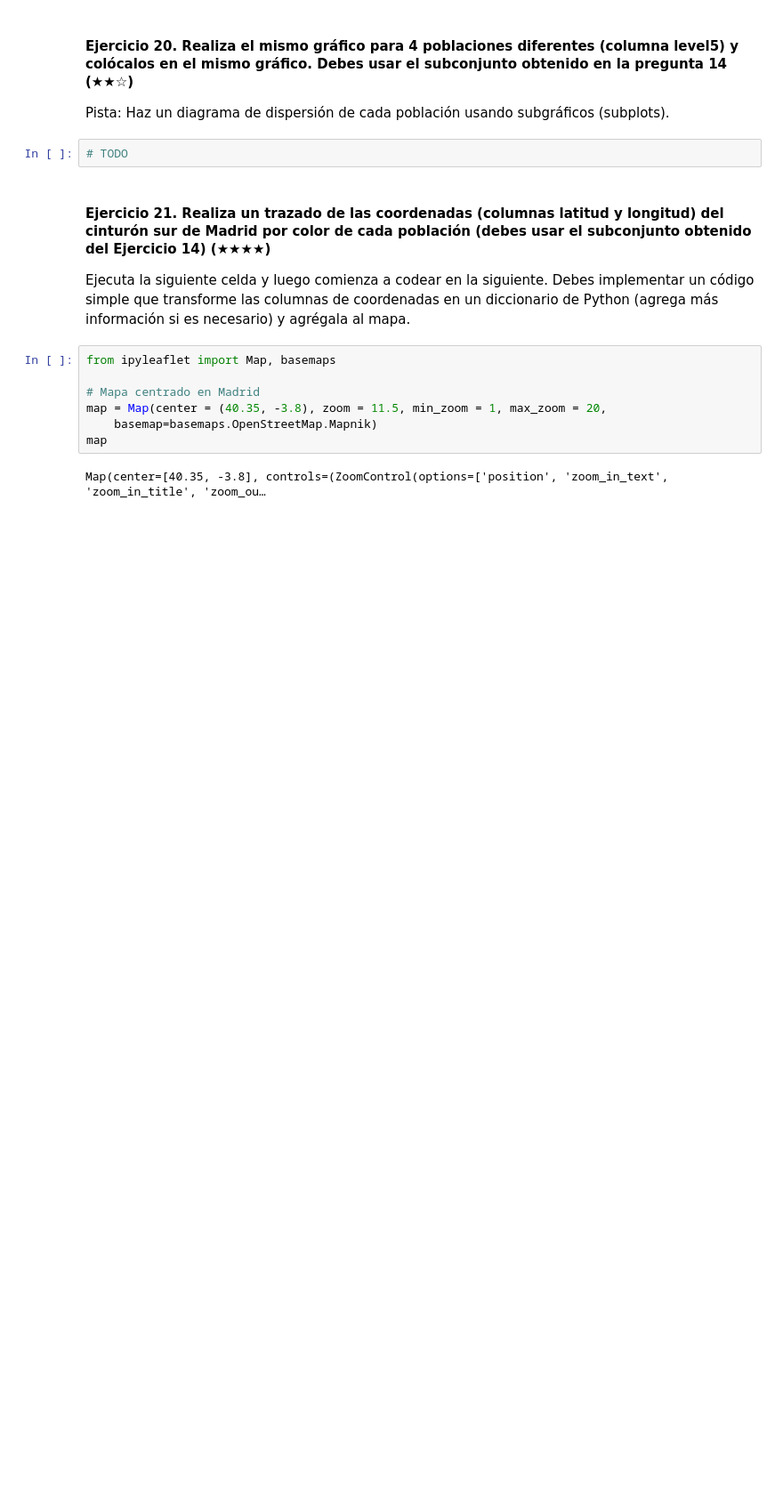
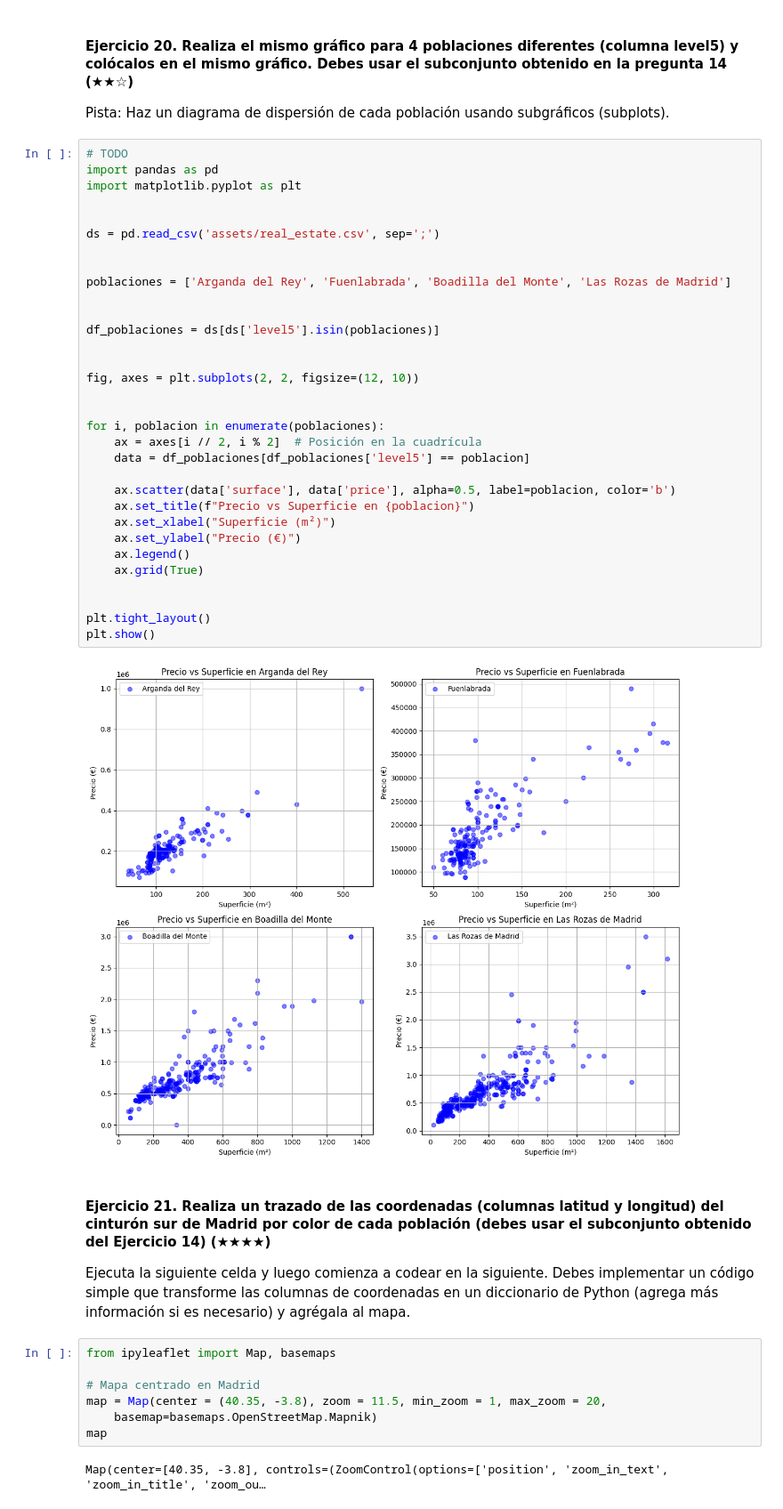
Before and after one commit to 4GeeksAcademy/ssebas_loprealestate-datacleanup-exercise, a Jupyter notebook: project.es.ipynb, the cells around one changed output. Shown: that part at 89% size. Cells and saved outputs as stored; diff of their text form; blank space fills up the shorter version.

```diff
--- a/project.es.ipynb
+++ b/project.es.ipynb
@@ -348,6 +402,38 @@ Pista: Crea una nueva columna llamada `pps` (price per square en inglés) y lueg
 Pista: Haz un diagrama de dispersión de cada población usando subgráficos (subplots).
 # %%
 # TODO
+import pandas as pd
+import matplotlib.pyplot as plt
+
+
+ds = pd.read_csv('assets/real_estate.csv', sep=';')
+
+
+poblaciones = ['Arganda del Rey', 'Fuenlabrada', 'Boadilla del Monte', 'Las Rozas de Madrid']
+
+
+df_poblaciones = ds[ds['level5'].isin(poblaciones)]
+
+
+fig, axes = plt.subplots(2, 2, figsize=(12, 10))
+
+
+for i, poblacion in enumerate(poblaciones):
+    ax = axes[i // 2, i % 2]  # Posición en la cuadrícula
+    data = df_poblaciones[df_poblaciones['level5'] == poblacion]
+
+    ax.scatter(data['surface'], data['price'], alpha=0.5, label=poblacion, color='b')
+    ax.set_title(f"Precio vs Superficie en {poblacion}")
+    ax.set_xlabel("Superficie (m²)")
+    ax.set_ylabel("Precio (€)")
+    ax.legend()
+    ax.grid(True)
+
+
+plt.tight_layout()
+plt.show()
+# %% [output]
+[figure, added]
 # %% [markdown]
 #### Ejercicio 21. Realiza un trazado de las coordenadas (columnas latitud y longitud) del cinturón sur de Madrid por color de cada población (debes usar el subconjunto obtenido del Ejercicio 14) (★★★★)
 
```
Also changed, not shown: parts of 6 cells of this notebook.
